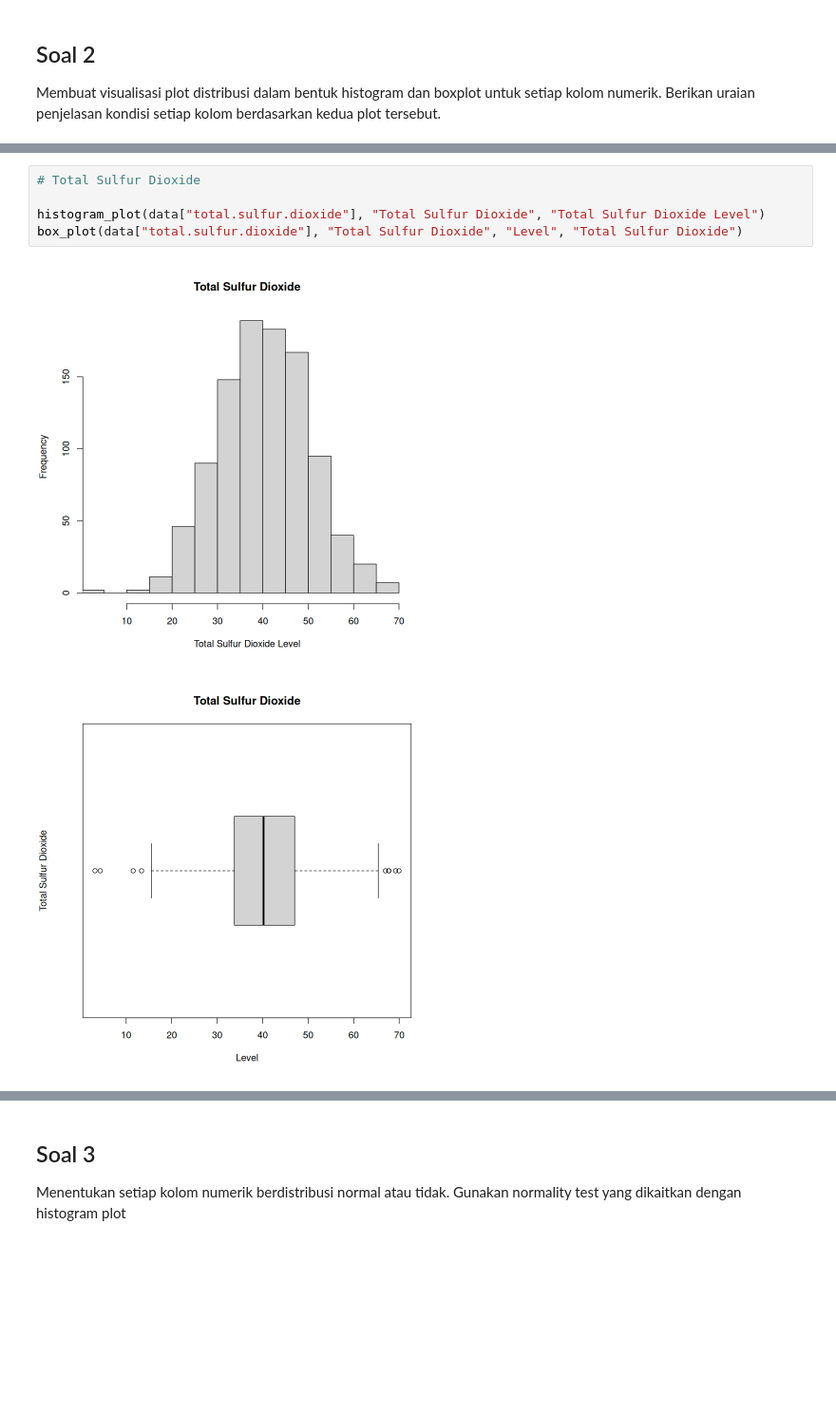
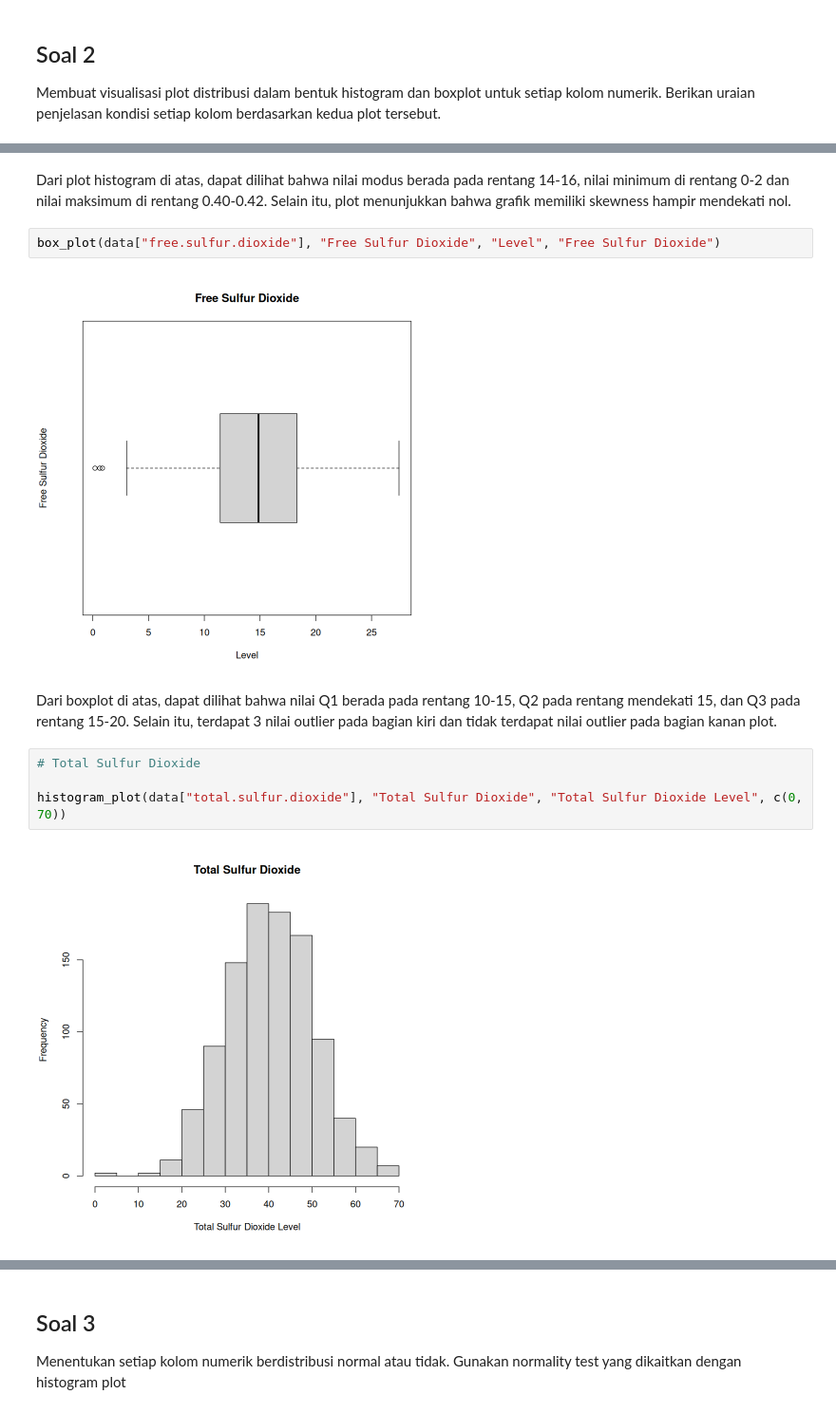
Before and after one commit to frankiehuangg/IF2220-Tubes, a Jupyter notebook: K02-T1-IF2220-13521082.ipynb, the cells around one changed output, grey strips where cells are left out. Shown at 95% size. Drawn from its saved outputs; the diff is of its cells as text; blank space fills up the shorter version.

```diff
--- a/K02-T1-IF2220-13521082.ipynb
+++ b/K02-T1-IF2220-13521082.ipynb
@@ -215,8 +242,14 @@ box_plot(data["free.sulfur.dioxide"], "Free Sulfur Dioxide", "Level", "Free Sulf
+# %% [markdown]
+Dari plot histogram di atas, dapat dilihat bahwa nilai modus berada pada rentang 14-16, nilai minimum di rentang 0-2 dan nilai maksimum di rentang 0.40-0.42. Selain itu, plot menunjukkan bahwa grafik memiliki skewness hampir mendekati nol.
+# %%
+box_plot(data["free.sulfur.dioxide"], "Free Sulfur Dioxide", "Level", "Free Sulfur Dioxide")
+# %% [output]
+[figure, added]
+# %% [markdown]
+Dari boxplot di atas, dapat dilihat bahwa nilai Q1 berada pada rentang 10-15, Q2 pada rentang mendekati 15, dan Q3 pada rentang 15-20. Selain itu, terdapat 3 nilai outlier pada bagian kiri dan tidak terdapat nilai outlier pada bagian kanan plot.
 # %%
 # Total Sulfur Dioxide
 
-histogram_plot(data["total.sulfur.dioxide"], "Total Sulfur Dioxide", "Total Sulfur Dioxide Level")
-box_plot(data["total.sulfur.dioxide"], "Total Sulfur Dioxide", "Level", "Total Sulfur Dioxide")
+histogram_plot(data["total.sulfur.dioxide"], "Total Sulfur Dioxide", "Total Sulfur Dioxide Level", c(0, 70))
 # %% [output]
-[figure, old version]
+[figure, new version]
-[figure, removed]
```
Also changed, not shown: parts of 98 cells of this notebook.
